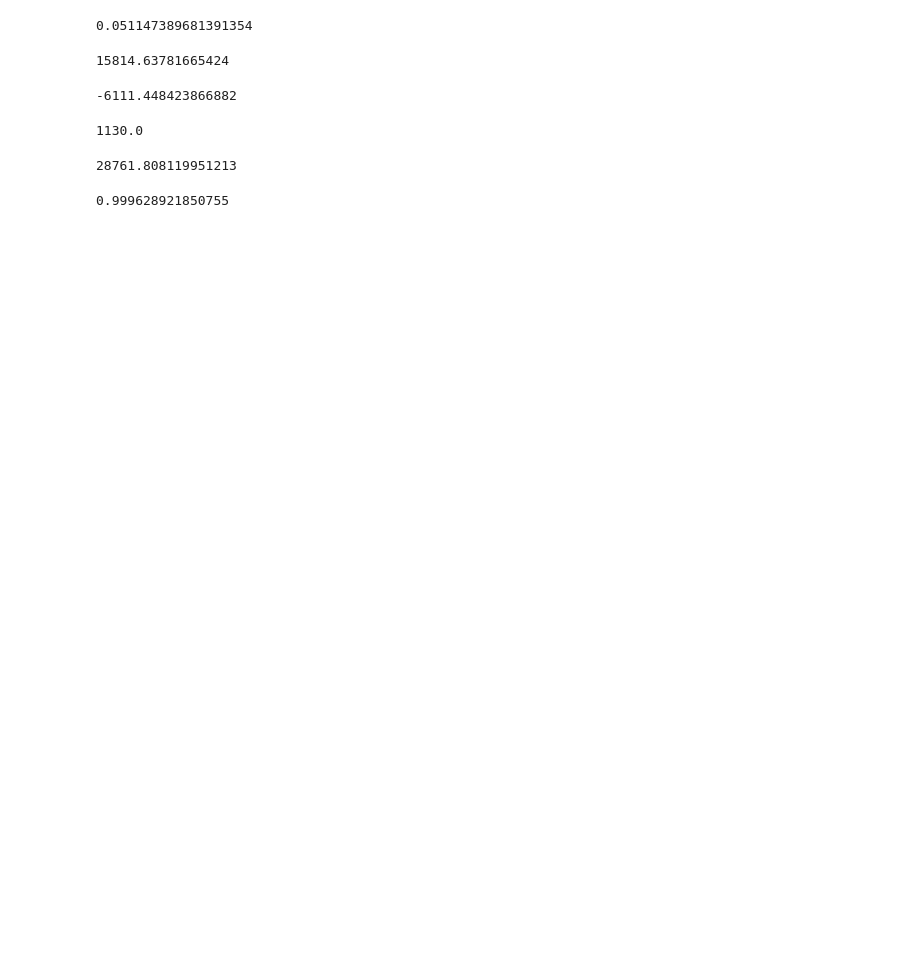
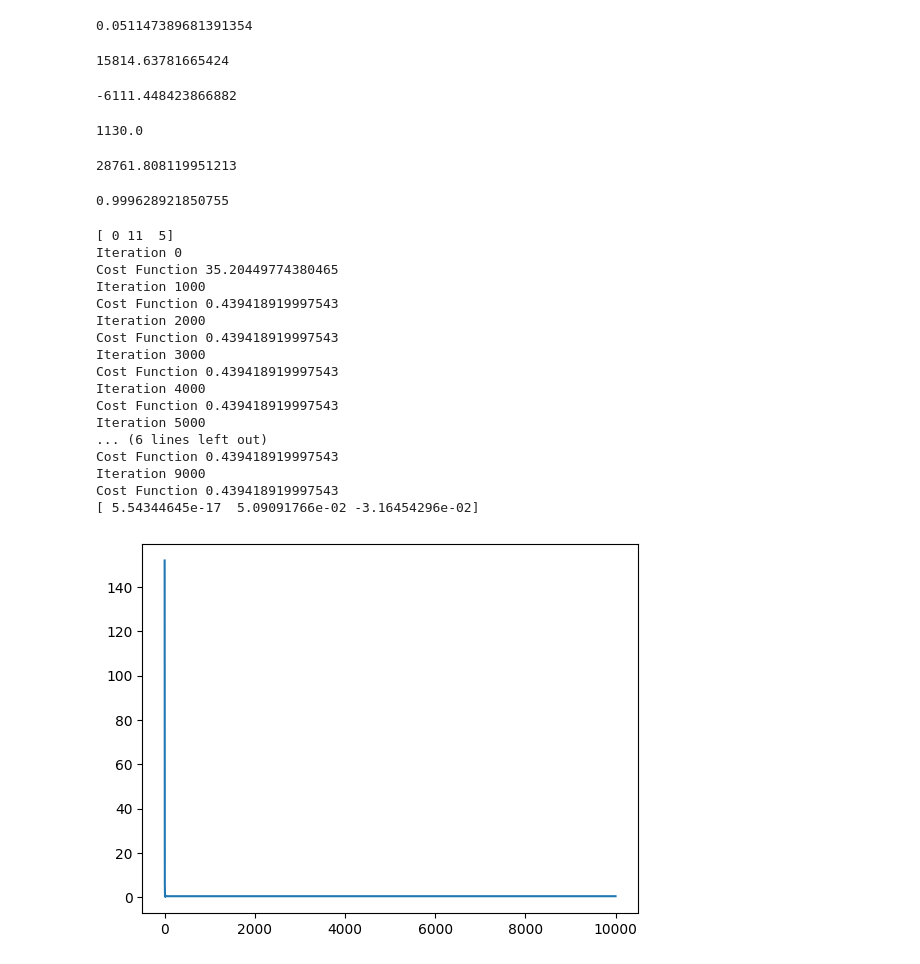
Before and after one commit to YasinVeliyev/Tech-Academy-Data-Science, a Jupyter notebook: Tapşırıq-5/Python/main.ipynb, the cells around one changed output. Drawn from its saved outputs; the diff is of its cells as text; code cells hidden in the pictures; blank space fills up the shorter version.

```diff
--- a/Tapşırıq-5/Python/main.ipynb
+++ b/Tapşırıq-5/Python/main.ipynb
@@ -294,3 +294,43 @@ data_r["Qiymet"].std()*predicted+data_r["Qiymet"].mean()
 predicted
 # %% [output]
 0.999628921850755
+# %%
+def gradientDescent_Ridge(X,Y,W,alpha=0.1,iterations=10_000,lambda_=0.8):
+    length=len(Y)
+    costH=[]
+    for i in range(0,iterations):
+        cost=cost_function(X,Y,W)+lambda_ * np.sum(W**2)
+        if i%1000==0:
+            print(f"Iteration {i}")
+            print(f"Cost Function {cost_function(X,Y,W)}")
+        h=X.dot(W)
+        diff=h-Y
+        g=X.T.dot(diff)/length
+        W=W-alpha*g-2*lambda_*W
+
+
+        costH.append(cost)
+    return W,costH
+print(W)
+W2,cost=gradientDescent_Ridge(X,y,W)
+plt.plot(cost)
+print(W2)
+# %% [output]
+[ 0 11  5]
+Iteration 0
+Cost Function 35.20449774380465
+Iteration 1000
+Cost Function 0.439418919997543
+Iteration 2000
+Cost Function 0.439418919997543
+Iteration 3000
+Cost Function 0.439418919997543
+Iteration 4000
+Cost Function 0.439418919997543
+Iteration 5000
+... (6 lines left out)
+Cost Function 0.439418919997543
+Iteration 9000
+Cost Function 0.439418919997543
+[ 5.54344645e-17  5.09091766e-02 -3.16454296e-02]
+[figure, added]
```
Also changed, not shown: parts of 3 cells of this notebook, 6 other files.
